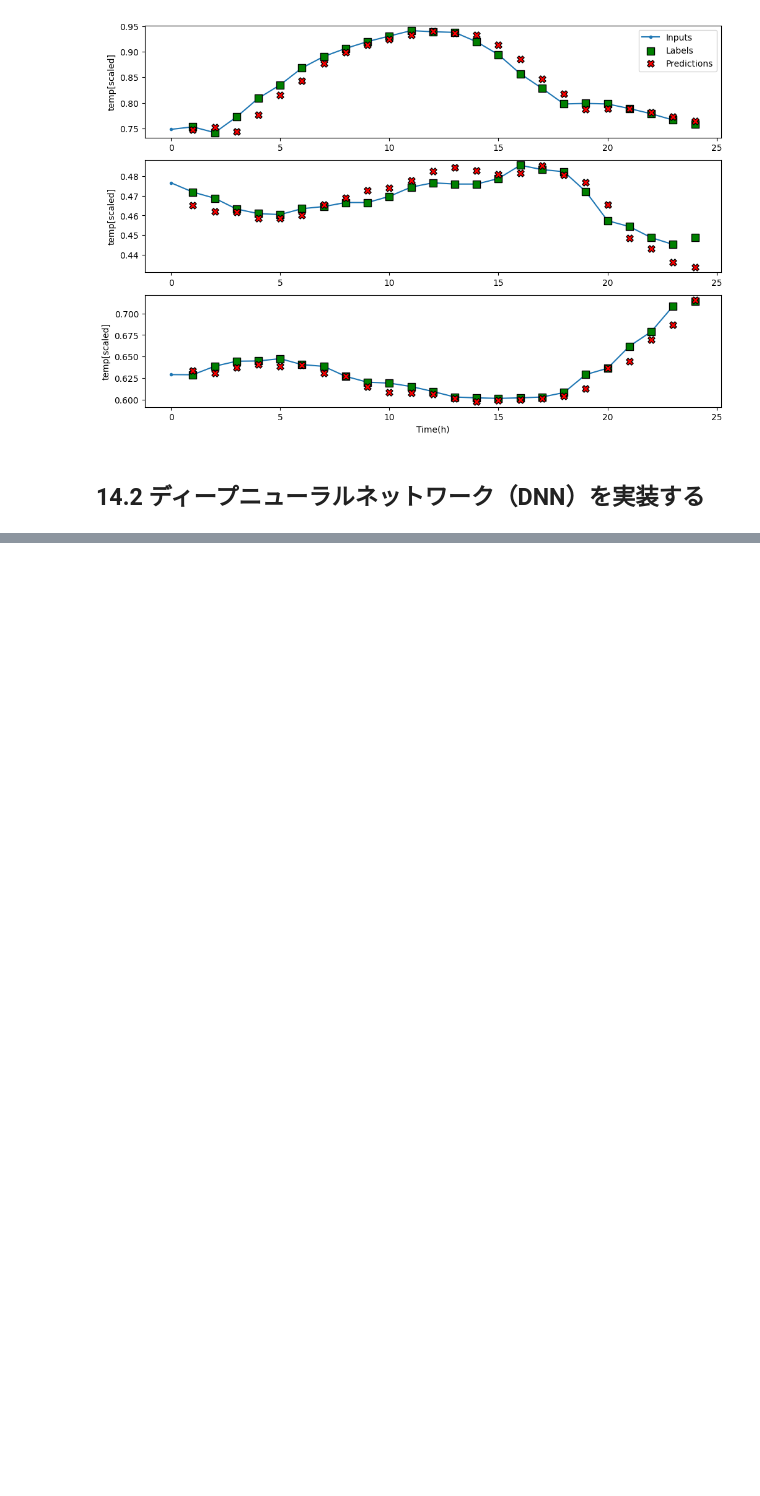
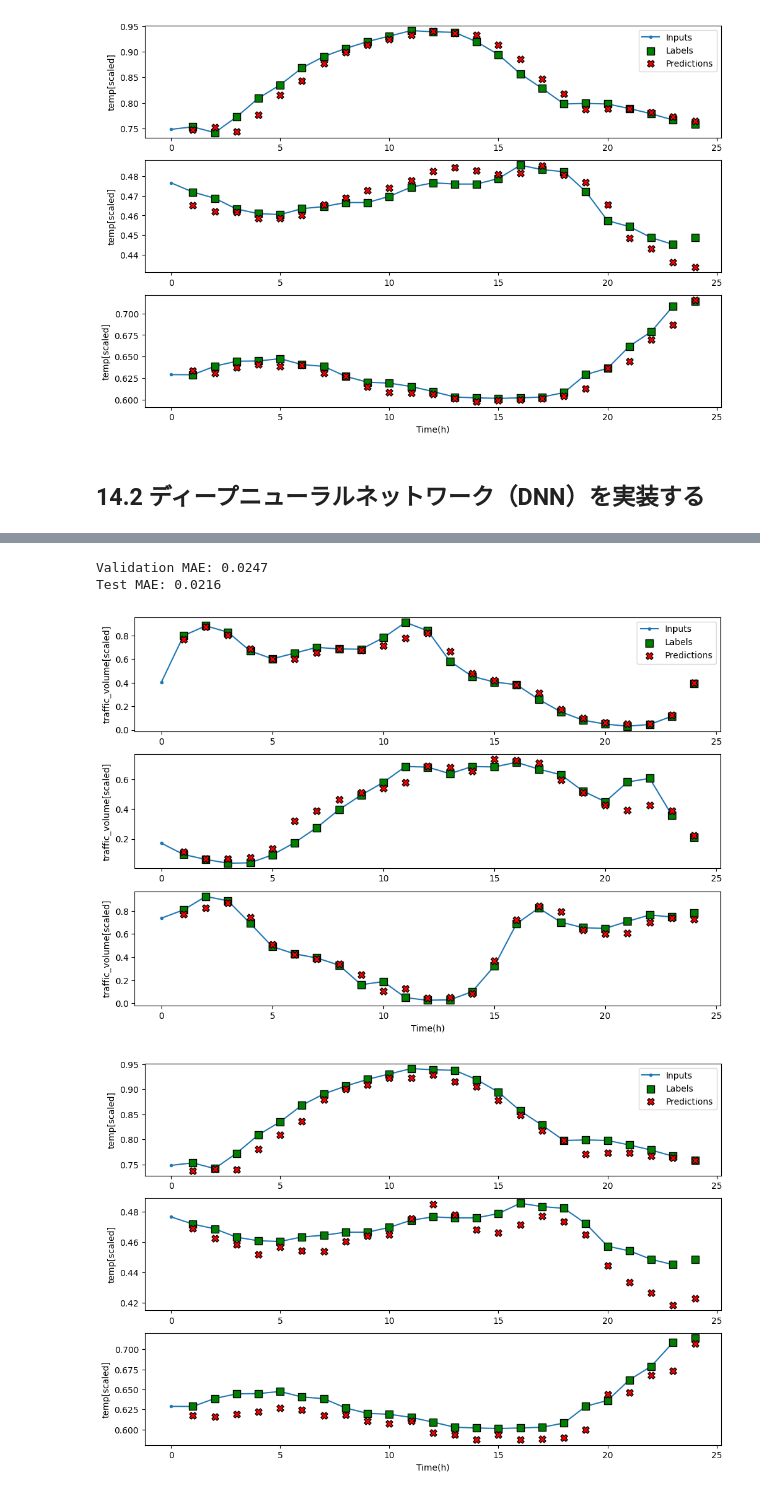
Before and after one commit to Shunta6855/Time-Series-Forecasting, a Jupyter notebook: notebook/chapter-13&14.ipynb, the cells around one changed output, grey strips where cells are left out. Saved outputs shown, nothing was run; the diff lists cells and outputs as text; code cells hidden in the pictures; blank space fills up the shorter version.

```diff
--- a/notebook/chapter-13&14.ipynb
+++ b/notebook/chapter-13&14.ipynb
@@ -479,0 +593,19 @@ mo_wide_window.plot(model, plot_col='temp')
+# %%
+# dataloaderの作成
+train_dataloader = mo_single_step_window.train
+val_dataloader = mo_single_step_window.val
+test_dataloader = mo_single_step_window.test
+
+# モデルの訓練
+model = DenseModel(input_dim=input_dim, output_dim=output_dim_multi)
+loss_criterion = nn.MSELoss()
+optimizer = optim.Adam(model.parameters(), lr=0.001)
+history = compile_and_fit(model,
+                          train_dataloader,
+                          val_dataloader,
+                          loss_criterion,
+                          optimizer,
+                          device,
+                          max_epochs=50,
+                          patience=3
+)
@@ -479,0 +630,20 @@ mo_wide_window.plot(model, plot_col='temp')
+# %%
+# 評価指標としてはMAEを用いる
+val_criterion = nn.L1Loss()
+
+# valデータとtestデータの評価
+val_loss = evaluate(model, val_dataloader, val_criterion, device)
+test_loss = evaluate(model, test_dataloader, val_criterion, device)
+
+print(f'Validation MAE: {val_loss:.4f}')
+print(f'Test MAE: {test_loss:.4f}')
+# %% [output]
+Validation MAE: 0.0247
+Test MAE: 0.0216
+# %%
+# 予測値の可視化
+mo_wide_window.plot(model)
+mo_wide_window.plot(model, plot_col='temp')
+# %% [output]
+[figure, added]
+[figure, added]
```
Also changed, not shown: parts of 12 cells of this notebook, 2 other files.
